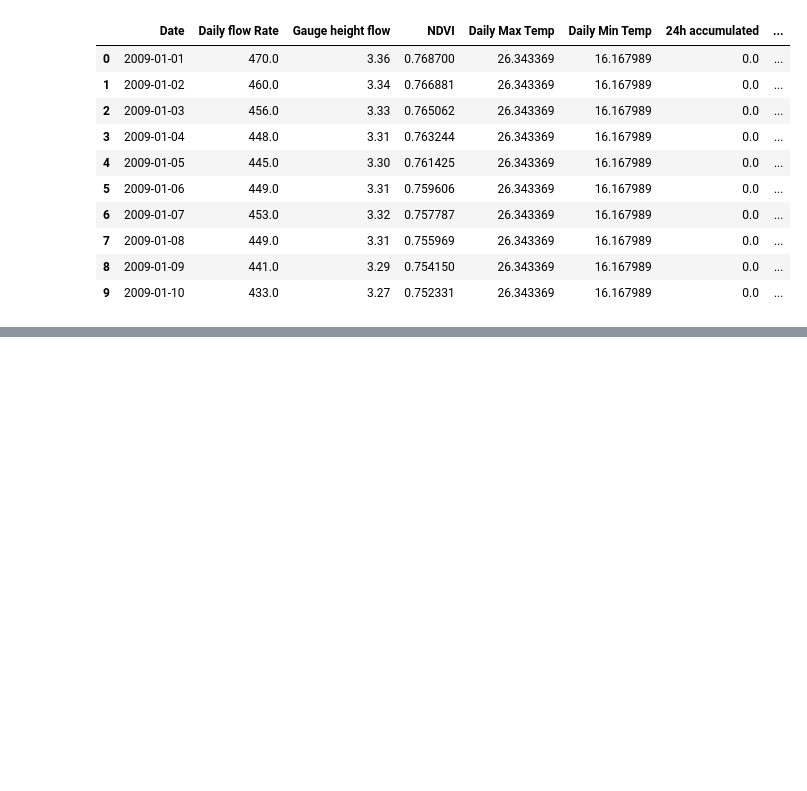
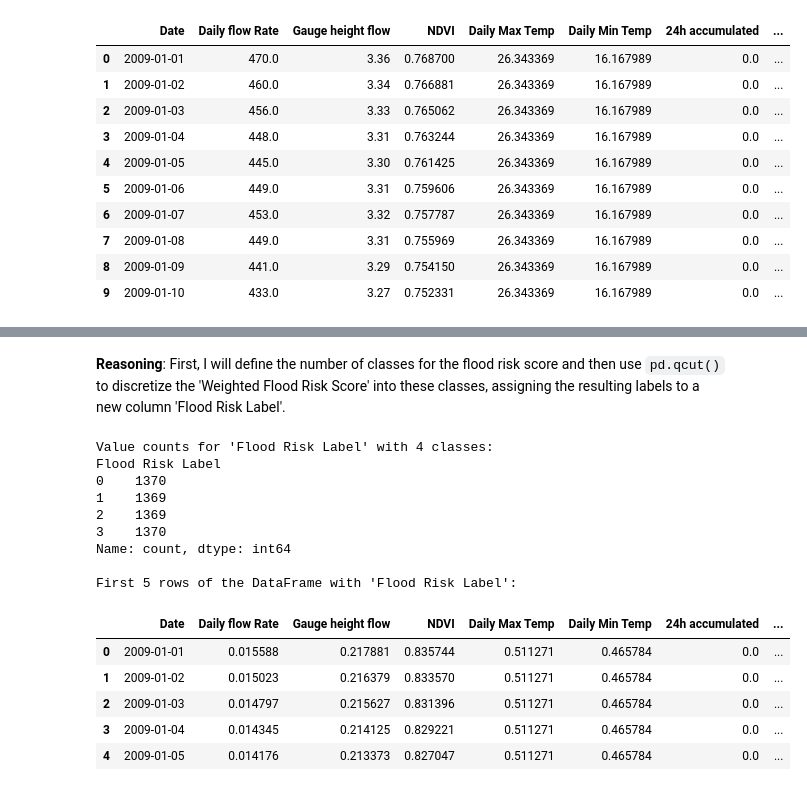
Before and after one commit to Bibek04-bit/Flood-Forecasting, a Jupyter notebook: Data_set_preparation.ipynb, the cells around one changed output, grey strips where cells are left out. Saved outputs shown, nothing was run; the diff lists cells and outputs as text; code cells hidden in the pictures; blank space fills up the shorter version.

```diff
--- a/Data_set_preparation.ipynb
+++ b/Data_set_preparation.ipynb
@@ -279,0 +492,28 @@ DataFrame after all specified NaN imputations:
+# %% [markdown]
+**Reasoning**:
+First, I will define the number of classes for the flood risk score and then use `pd.qcut()` to discretize the 'Weighted Flood Risk Score' into these classes, assigning the resulting labels to a new column 'Flood Risk Label'.
+# %%
+num_classes = 4
+df['Flood Risk Label'] = pd.qcut(df['Weighted Flood Risk Score'], q=num_classes, labels=False, duplicates='drop')
+
+print(f"Value counts for 'Flood Risk Label' with {num_classes} classes:")
+print(df['Flood Risk Label'].value_counts().sort_index())
+
+print("\nFirst 5 rows of the DataFrame with 'Flood Risk Label':")
+df.head()
+# %% [output]
+Value counts for 'Flood Risk Label' with 4 classes:
+Flood Risk Label
+0    1370
+1    1369
+2    1369
+3    1370
+Name: count, dtype: int64
+
+First 5 rows of the DataFrame with 'Flood Risk Label':
+|  | Date | Daily flow Rate | Gauge height flow | NDVI | Daily Max Temp | Daily Min Temp | 24h accumulated | ... |
+| 0 | 2009-01-01 | 0.015588 | 0.217881 | 0.835744 | 0.511271 | 0.465784 | 0.0 | ... |
+| 1 | 2009-01-02 | 0.015023 | 0.216379 | 0.833570 | 0.511271 | 0.465784 | 0.0 | ... |
+| 2 | 2009-01-03 | 0.014797 | 0.215627 | 0.831396 | 0.511271 | 0.465784 | 0.0 | ... |
+| 3 | 2009-01-04 | 0.014345 | 0.214125 | 0.829221 | 0.511271 | 0.465784 | 0.0 | ... |
+| 4 | 2009-01-05 | 0.014176 | 0.213373 | 0.827047 | 0.511271 | 0.465784 | 0.0 | ... |
```
Also changed, not shown: parts of 25 cells of this notebook.
